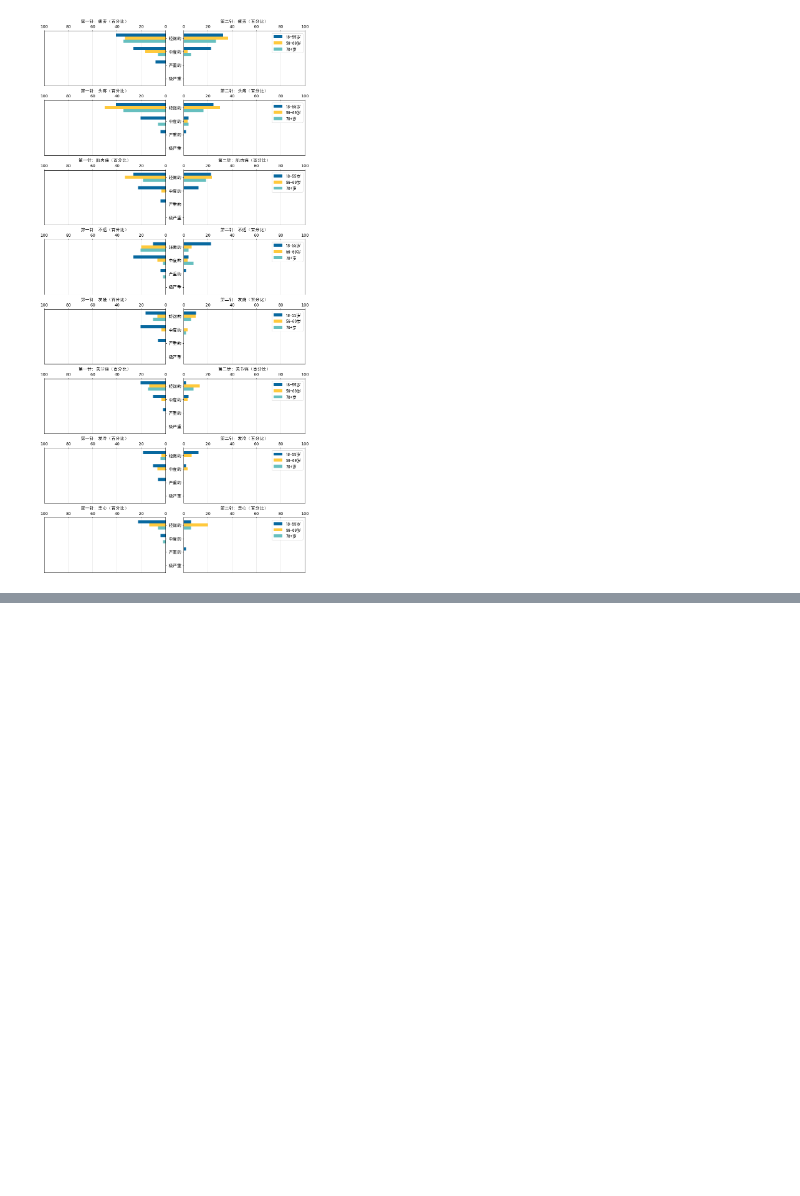
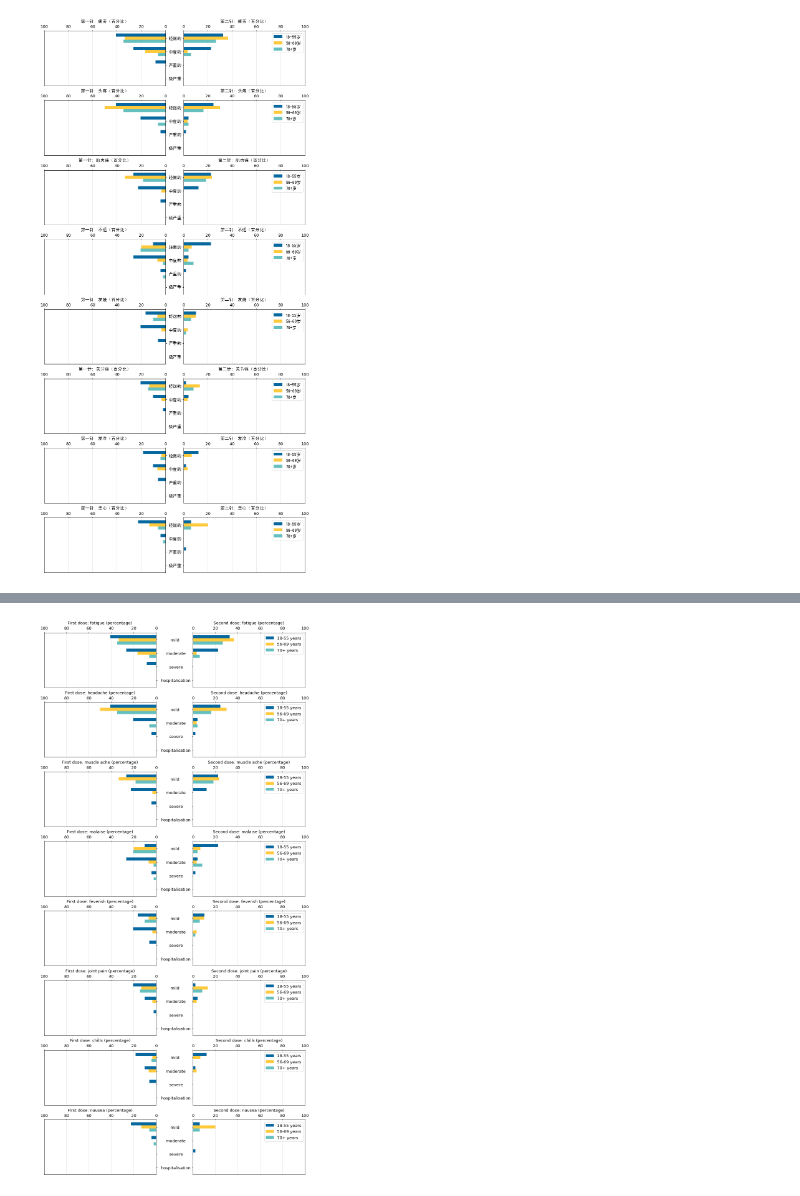
Before and after one commit to jingwen-z/python-playground, a Jupyter notebook: analysis/Reactions AstraZenaca COVID-19 Vaccine/Reactions AstraZenaca COVID-19 Vaccin.ipynb, the cells around one changed output, grey strips where cells are left out. Saved outputs shown, nothing was run; the diff lists cells and outputs as text; code cells hidden in the pictures; blank space fills up the shorter version.

```diff
--- a/analysis/Reactions AstraZenaca COVID-19 Vaccine/Reactions AstraZenaca COVID-19 Vaccin.ipynb
+++ b/analysis/Reactions AstraZenaca COVID-19 Vaccine/Reactions AstraZenaca COVID-19 Vaccin.ipynb
@@ -155,0 +241,33 @@ plt.subplots_adjust(wspace=0.15, hspace=0.27)
+# %%
+fig, axarr = plt.subplots(nrows=8, ncols=2, figsize=(15, 32))
+width3 = 0.23
+
+viz_detail_reactions_en(axarr_left=axarr[0, 0], axarr_right=axarr[0, 1], df=sys_reactions_df,
+                     reaction='fatigue', degree_nb=4, width=width3,
+                     color_list=['#07689F', '#FFC93C', '#66BFBF'])
+viz_detail_reactions_en(axarr_left=axarr[1, 0], axarr_right=axarr[1, 1], df=sys_reactions_df,
+                     reaction='headache', degree_nb=4, width=width3,
+                     color_list=['#07689F', '#FFC93C', '#66BFBF'])
+viz_detail_reactions_en(axarr_left=axarr[2, 0], axarr_right=axarr[2, 1], df=sys_reactions_df,
+                     reaction='muscle ache', degree_nb=4, width=width3,
+                     color_list=['#07689F', '#FFC93C', '#66BFBF'])
+viz_detail_reactions_en(axarr_left=axarr[3, 0], axarr_right=axarr[3, 1], df=sys_reactions_df,
+                     reaction='malaise', degree_nb=4, width=width3,
+                     color_list=['#07689F', '#FFC93C', '#66BFBF'])
+viz_detail_reactions_en(axarr_left=axarr[4, 0], axarr_right=axarr[4, 1], df=sys_reactions_df,
+                     reaction='feverish', degree_nb=4, width=width3,
+                     color_list=['#07689F', '#FFC93C', '#66BFBF'])
+viz_detail_reactions_en(axarr_left=axarr[5, 0], axarr_right=axarr[5, 1], df=sys_reactions_df,
+                     reaction='joint pain', degree_nb=4, width=width3,
+                     color_list=['#07689F', '#FFC93C', '#66BFBF'])
+viz_detail_reactions_en(axarr_left=axarr[6, 0], axarr_right=axarr[6, 1], df=sys_reactions_df,
+                     reaction='chills', degree_nb=4, width=width3,
+                     color_list=['#07689F', '#FFC93C', '#66BFBF'])
+viz_detail_reactions_en(axarr_left=axarr[7, 0], axarr_right=axarr[7, 1], df=sys_reactions_df,
+                     reaction='nausea', degree_nb=4, width=width3,
+                     color_list=['#07689F', '#FFC93C', '#66BFBF'])
+
+
+plt.subplots_adjust(wspace=0.33, hspace=0.27)
+# %% [output]
+[figure, added]
```
Also changed, not shown: parts of 2 cells of this notebook, 2 other files.
